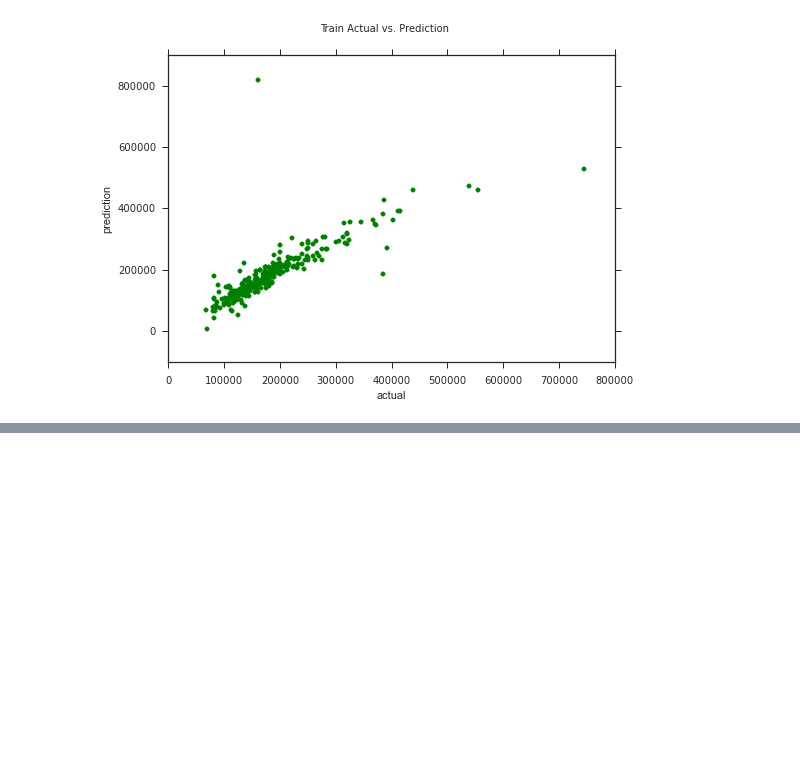
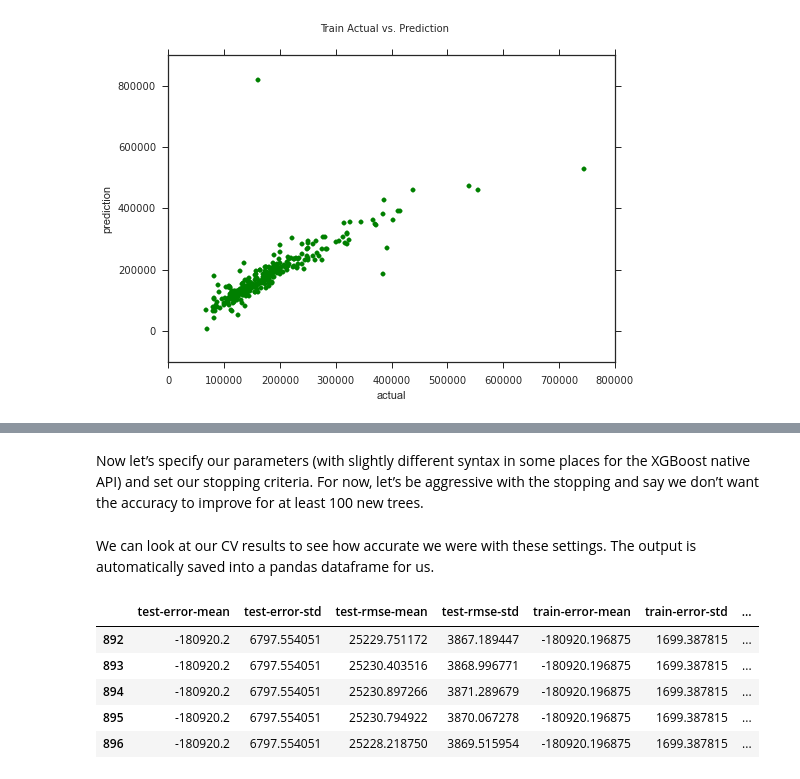
Before and after one commit to moyphilip/Ames-Housing, a Jupyter notebook: Ames-Housing-Notebook.ipynb, the cells around one changed output, grey strips where cells are left out. Cells and saved outputs as stored; diff of their text form; code cells hidden in the pictures; blank space fills up the shorter version.

```diff
--- a/Ames-Housing-Notebook.ipynb
+++ b/Ames-Housing-Notebook.ipynb
@@ -637,0 +637,21 @@ a
+# %% [markdown]
+Now let’s specify our parameters (with slightly different syntax in some places for the XGBoost native API) and set our stopping criteria. For now, let’s be aggressive with the stopping and say we don’t want the accuracy to improve for at least 100 new trees.
+# %%
+our_params = {'eta': 0.05, 'seed':0, 'subsample': 0.8,
+             'objective': 'reg:linear', 'max_depth':3, 'min_child_weight':3}
+# Grid Search CV optimized settings
+
+cv_xgb = xgb.cv(params = our_params, dtrain = xgdmat, num_boost_round = 3000, nfold = 5,
+                metrics = ['rmse','error'], # Make sure you enter metrics inside a list or you may encounter issues!
+                early_stopping_rounds = 100) # Look for early stopping that minimizes error
+# %% [markdown]
+We can look at our CV results to see how accurate we were with these settings. The output is automatically saved into a pandas dataframe for us.
+# %%
+cv_xgb.tail(5)
+# %% [output]
+|  | test-error-mean | test-error-std | test-rmse-mean | test-rmse-std | train-error-mean | train-error-std | ... |
+| 892 | -180920.2 | 6797.554051 | 25229.751172 | 3867.189447 | -180920.196875 | 1699.387815 | ... |
+| 893 | -180920.2 | 6797.554051 | 25230.403516 | 3868.996771 | -180920.196875 | 1699.387815 | ... |
+| 894 | -180920.2 | 6797.554051 | 25230.897266 | 3871.289679 | -180920.196875 | 1699.387815 | ... |
+| 895 | -180920.2 | 6797.554051 | 25230.794922 | 3870.067278 | -180920.196875 | 1699.387815 | ... |
+| 896 | -180920.2 | 6797.554051 | 25228.218750 | 3869.515954 | -180920.196875 | 1699.387815 | ... |
```
Also changed, not shown: parts of 23 cells of this notebook.
